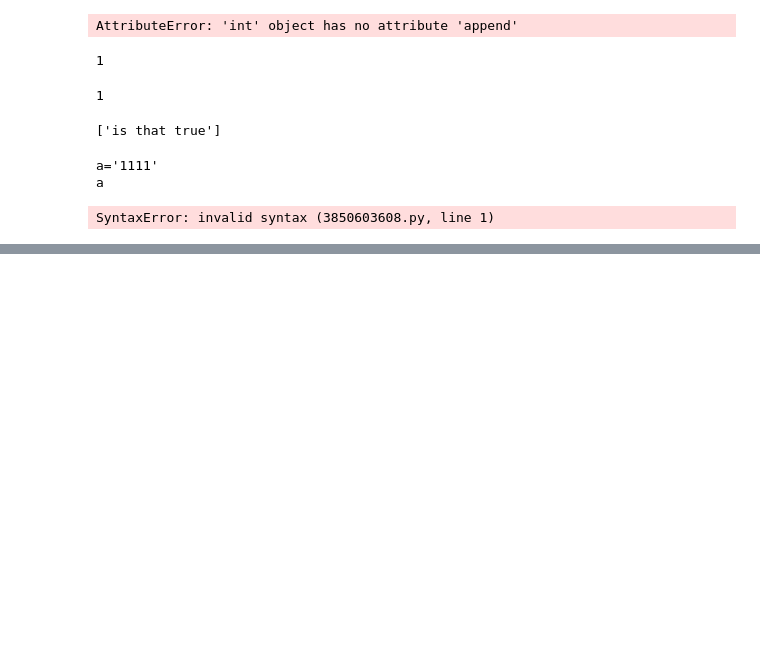
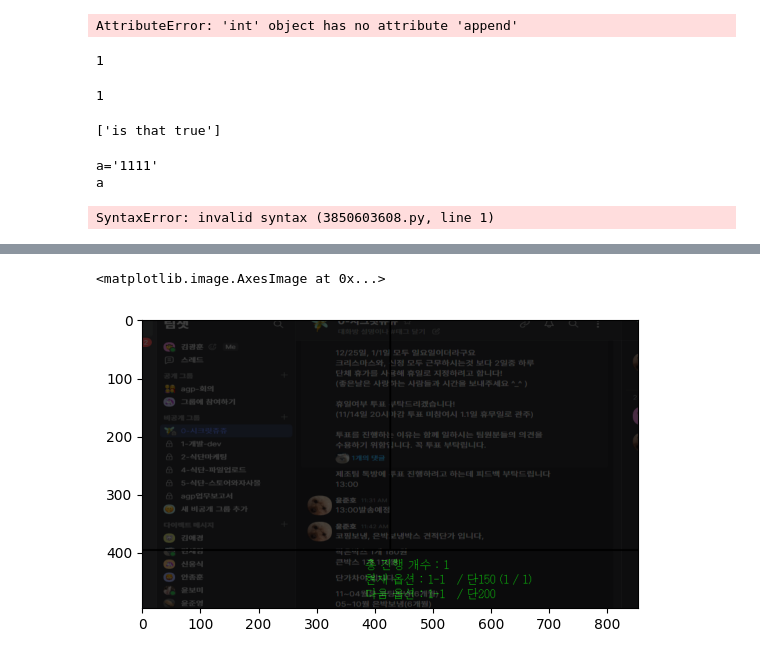
Before and after one commit to kikiru328/Manufacturing_System, a Jupyter notebook: webcams.ipynb, the cells around one changed output, grey strips where cells are left out. Cells and saved outputs as stored; diff of their text form; code cells hidden in the pictures; blank space fills up the shorter version.

```diff
--- a/webcams.ipynb
+++ b/webcams.ipynb
@@ -43,0 +152,5 @@ SyntaxError: invalid syntax (3850603608.py, line 1)
+# %%
+plt.imshow(add_image)
+# %% [output]
+<matplotlib.image.AxesImage at 0x...>
+[figure, added]
```
Also changed, not shown: parts of 13 cells of this notebook, 3 other files.
